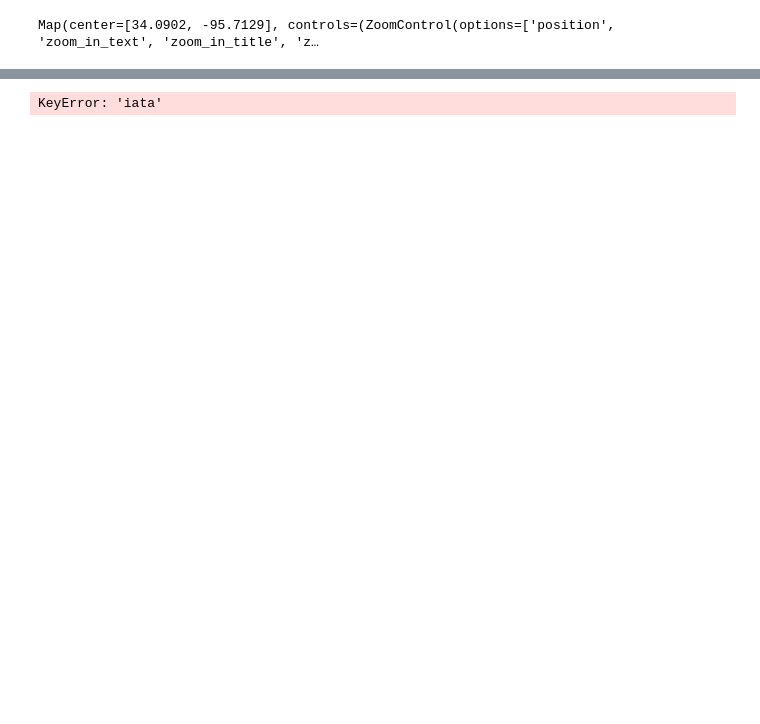
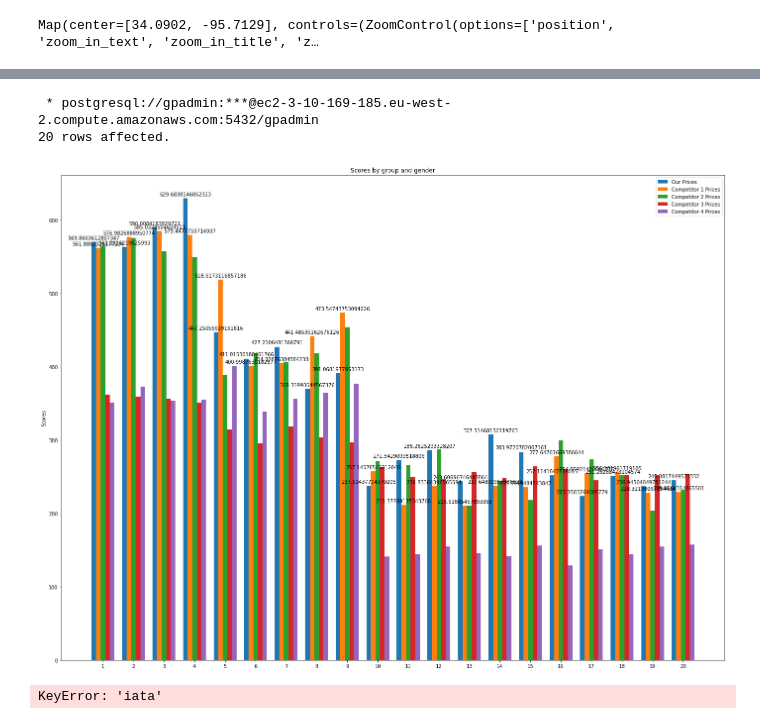
Before and after one commit to cantzakas/ds_airline_optimisation_ws, a Jupyter notebook: AirlineOptimization/03_Pricing_Optimization/03_graphs_and_charts.ipynb, the cells around one changed output, grey strips where cells are left out. Cells and saved outputs as stored; diff of their text form; code cells hidden in the pictures; blank space fills up the shorter version.

Commit message:
new graphs

```diff
--- a/AirlineOptimization/03_Pricing_Optimization/03_graphs_and_charts.ipynb
+++ b/AirlineOptimization/03_Pricing_Optimization/03_graphs_and_charts.ipynb
@@ -215,0 +206,73 @@ Map(center=[34.0902, -95.7129], controls=(ZoomControl(options=['position', 'zoom
+# %%
+price_comparison = %sql \
+SELECT origin \
+    , destination \
+    , class \
+    , days_to_flight \
+    , flight_date \
+    , AVG(price) AS avg_own_price \
+    , AVG(price_comp1) AS avg_price_comp1 \
+    , AVG(price_comp2) AS avg_price_comp2 \
+    , AVG(price_comp3) AS avg_price_comp3 \
+    , AVG(price_comp4) AS avg_price_comp4 \
+FROM pricing.flight_history fh \
+WHERE origin = 'MIA' \
+AND destination = 'JFK' \
+AND class = 'Economy' \
+AND flight_date = '2020-01-26' \
+GROUP BY 1, 2, 3, 4, 5 \
+ORDER BY flight_date, days_to_flight;
+# %% [output]
+ * postgresql://gpadmin:***@ec2-3-10-169-185.eu-west-2.compute.amazonaws.com:5432/gpadmin
+20 rows affected.
+# %%
+import matplotlib
+import matplotlib.pyplot as plt
+
+df = pd.DataFrame(price_comparison, columns=['origin', 'destination', 'class', 'days_to_flight', 'flight_date', 'avg_own_price', 'avg_price_comp1', 'avg_price_comp2', 'avg_price_comp3', 'avg_price_comp4'])
+
+days_to_flight=df['days_to_flight'].values.tolist()
+own_prices=df['avg_own_price'].values.tolist()
+comp1_prices=df['avg_price_comp1'].values.tolist()
+comp2_prices=df['avg_price_comp2'].values.tolist()
+comp3_prices=df['avg_price_comp3'].values.tolist()
+comp4_prices=df['avg_price_comp4'].values.tolist()
+
+x = np.arange(len(days_to_flight))  # the label locations
+width = 0.15  # the width of the bars
+
+fig, ax = plt.subplots(figsize=(24,18))
+rects1 = ax.bar(x - 2 * width, own_prices, width, label='Our Prices')
+rects2 = ax.bar(x - 1 * width, comp1_prices, width, label='Competitor 1 Prices')
+rects3 = ax.bar(x + 0 * width, comp2_prices, width, label='Competitor 2 Prices')
+rects4 = ax.bar(x + 1 * width, comp3_prices, width, label='Competitor 3 Prices')
+rects5 = ax.bar(x + 2 * width, comp4_prices, width, label='Competitor 4 Prices')
+
+# Add some text for labels, title and custom x-axis tick labels, etc.
+ax.set_ylabel('Scores')
+ax.set_title('Scores by group and gender')
+ax.set_xticks(x)
+ax.set_xticklabels(days_to_flight)
+ax.legend()
+ax
+
+
+def autolabel(rects):
+    """Attach a text label above each bar in *rects*, displaying its height."""
+    for rect in rects:
+        height = rect.get_height()
+        ax.annotate('{}'.format(height),
+                    xy=(rect.get_x() + rect.get_width() / 2, height),
+                    xytext=(0, 3),  # 3 points vertical offset
+                    textcoords="offset points",
+                    ha='center', va='bottom')
+
+
+autolabel(rects1)
+autolabel(rects2)
+
+#fig.tight_layout()
+
+plt.show()
+# %% [output]
+[figure, added]
```
Also changed, not shown: parts of 6 cells of this notebook.
